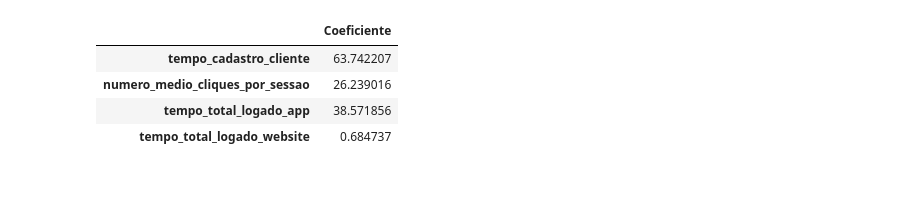
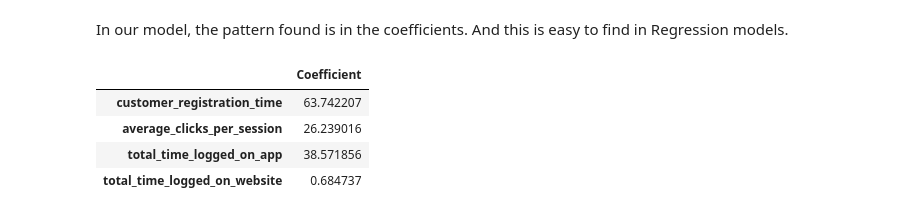
Before and after one commit to andrecsta/ml-projects, a Jupyter notebook: Increasing Sales with Machine Learning/IncreasingSales.ipynb, the cells around one changed output. Drawn from its saved outputs; the diff is of its cells as text; code cells hidden in the pictures; blank space fills up the shorter version.

```diff
--- a/Increasing Sales with Machine Learning/IncreasingSales.ipynb
+++ b/Increasing Sales with Machine Learning/IncreasingSales.ipynb
@@ -592,0 +267,3 @@ MAE:  7.7885046969510645
+# %%
+# Training the scaler
+scaler.fit(x_train)
@@ -592,0 +272,4 @@ MAE:  7.7885046969510645
+# %%
+# Applying the scaler in the data
+x_train = scaler.transform(x_train)
+x_test = scaler.transform(x_test)
@@ -592,0 +327,6 @@ MAE:  7.7885046969510645
+# %%
+# Creating the model
+model_v1 = LinearRegression()
+# %%
+# Training the model
+model_v1.fit(x_train, y_train)
@@ -620,10 +641,12 @@ No nosso modelo, o padrão encontrado está nos coeficientes. E isso é fácil d
+# %% [markdown]
+In our model, the pattern found is in the coefficients. And this is easy to find in Regression models.
 # %%
-# Coeficientes
-df_coef = pd.DataFrame(modelo_v1.coef_, x.columns, columns=['Coeficiente'])
+# Coefficients
+df_coef = pd.DataFrame(model_v1.coef_, x.columns, columns=['Coefficient'])
 df_coef
 # %% [output]
-|  | Coeficiente |
-| tempo_cadastro_cliente | 63.742207 |
-| numero_medio_cliques_por_sessao | 26.239016 |
-| tempo_total_logado_app | 38.571856 |
-| tempo_total_logado_website | 0.684737 |
+|  | Coefficient |
+| customer_registration_time | 63.742207 |
+| average_clicks_per_session | 26.239016 |
+| total_time_logged_on_app | 38.571856 |
+| total_time_logged_on_website | 0.684737 |
```
Also changed, not shown: parts of 179 cells of this notebook, 2 other files.
